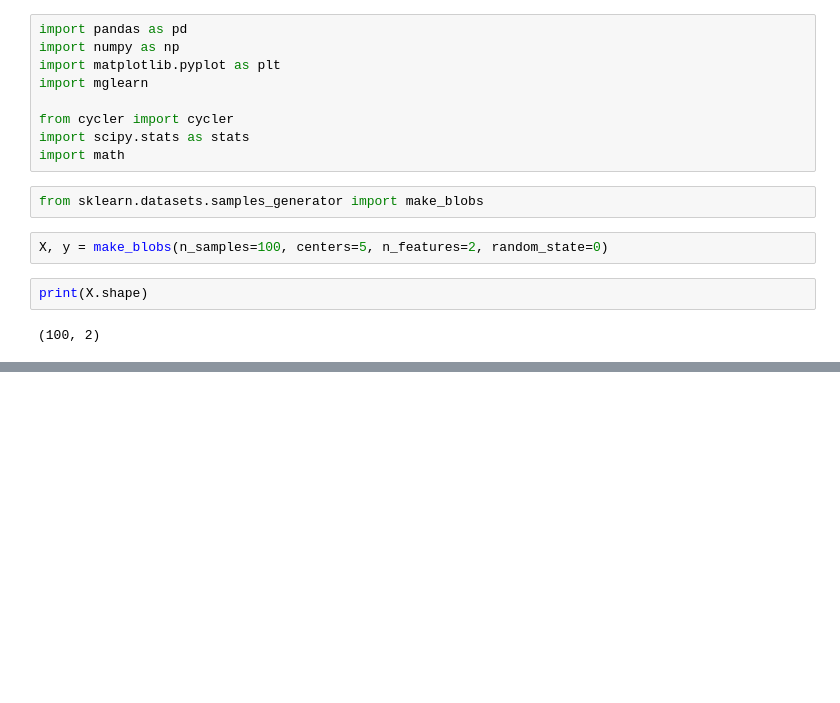
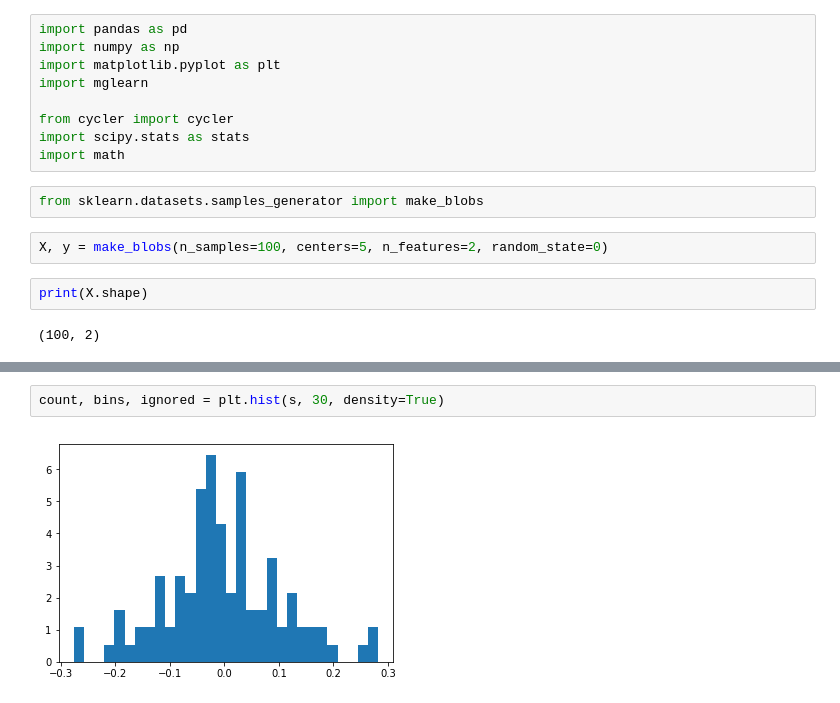
Before and after one commit to geniuschinchillas/ChinchillasSnack, a Jupyter notebook: GenerateData/RandomPlayGround.ipynb, the cells around one changed output, grey strips where cells are left out. Drawn from its saved outputs; the diff is of its cells as text; blank space fills up the shorter version.

```diff
--- a/GenerateData/RandomPlayGround.ipynb
+++ b/GenerateData/RandomPlayGround.ipynb
@@ -19,0 +77,4 @@ print(X.shape)
+# %%
+count, bins, ignored = plt.hist(s, 30, density=True)
+# %% [output]
+[figure, added]
```
Also changed, not shown: parts of 13 cells of this notebook.
